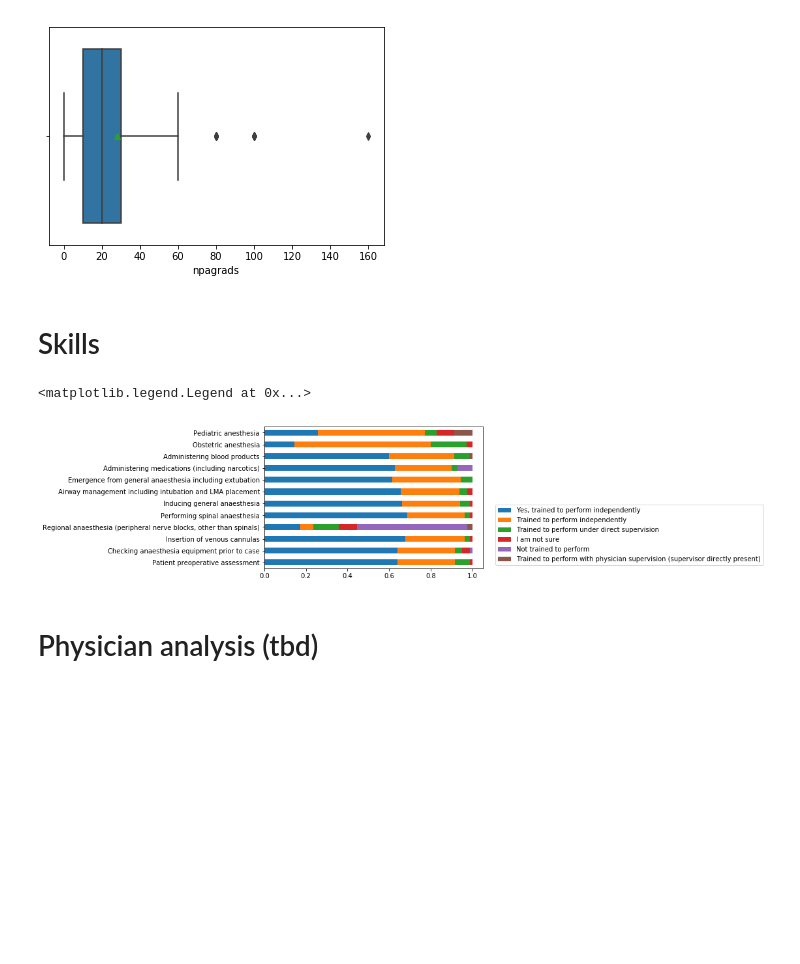
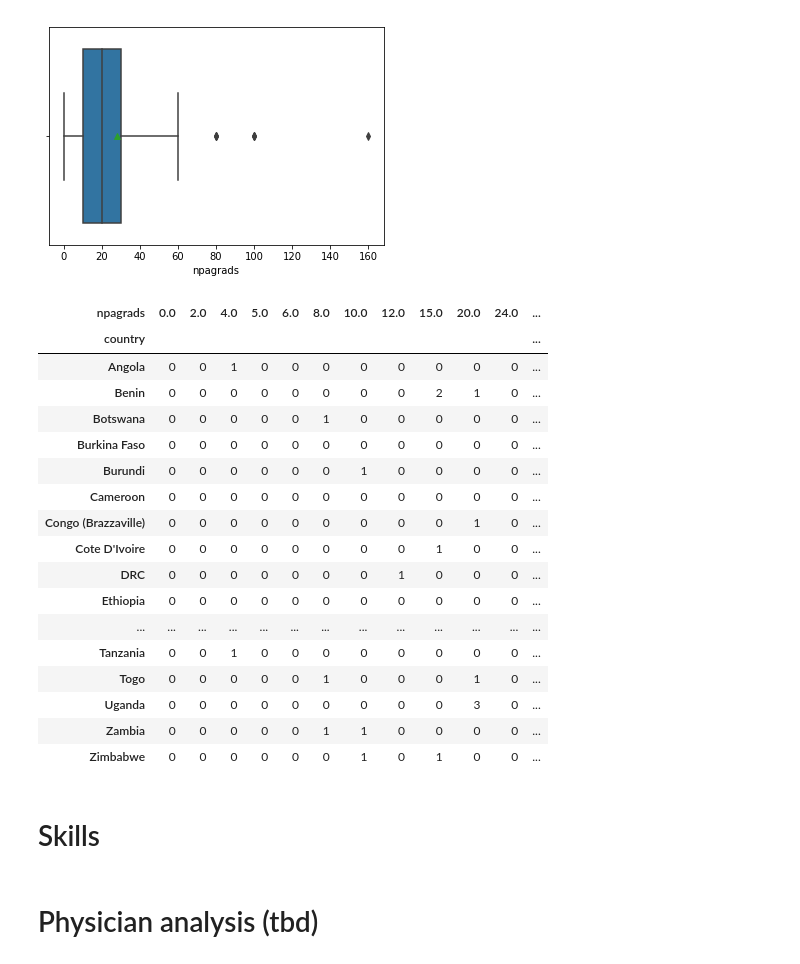
Before and after one commit to lawtj/npa, a Jupyter notebook: npa data.ipynb, the cells around one changed output. Cells and saved outputs as stored; diff of their text form; code cells hidden in the pictures; blank space fills up the shorter version.

```diff
--- a/npa data.ipynb
+++ b/npa data.ipynb
@@ -599,3 +599,24 @@ sb.boxplot(npachopped['npagrads'], showmeans=True)
 # %% [output]
 <matplotlib.axes._subplots.AxesSubplot at 0x...>
 [figure]
+# %%
+pd.crosstab(npachopped['country'], npachopped['npagrads'])
+# %% [output]
+| npagrads | 0.0 | 2.0 | 4.0 | 5.0 | 6.0 | 8.0 | 10.0 | 12.0 | 15.0 | 20.0 | 24.0 | ... |
+| country |  |  |  |  |  |  |  |  |  |  |  | ... |
+| Angola | 0 | 0 | 1 | 0 | 0 | 0 | 0 | 0 | 0 | 0 | 0 | ... |
+| Benin | 0 | 0 | 0 | 0 | 0 | 0 | 0 | 0 | 2 | 1 | 0 | ... |
+| Botswana | 0 | 0 | 0 | 0 | 0 | 1 | 0 | 0 | 0 | 0 | 0 | ... |
+| Burkina Faso | 0 | 0 | 0 | 0 | 0 | 0 | 0 | 0 | 0 | 0 | 0 | ... |
+| Burundi | 0 | 0 | 0 | 0 | 0 | 0 | 1 | 0 | 0 | 0 | 0 | ... |
+| Cameroon | 0 | 0 | 0 | 0 | 0 | 0 | 0 | 0 | 0 | 0 | 0 | ... |
+| Congo (Brazzaville) | 0 | 0 | 0 | 0 | 0 | 0 | 0 | 0 | 0 | 1 | 0 | ... |
+| Cote D'Ivoire | 0 | 0 | 0 | 0 | 0 | 0 | 0 | 0 | 1 | 0 | 0 | ... |
+| DRC | 0 | 0 | 0 | 0 | 0 | 0 | 0 | 1 | 0 | 0 | 0 | ... |
+| Ethiopia | 0 | 0 | 0 | 0 | 0 | 0 | 0 | 0 | 0 | 0 | 0 | ... |
+| ... | ... | ... | ... | ... | ... | ... | ... | ... | ... | ... | ... | ... |
+| Tanzania | 0 | 0 | 1 | 0 | 0 | 0 | 0 | 0 | 0 | 0 | 0 | ... |
+| Togo | 0 | 0 | 0 | 0 | 0 | 1 | 0 | 0 | 0 | 1 | 0 | ... |
+| Uganda | 0 | 0 | 0 | 0 | 0 | 0 | 0 | 0 | 0 | 3 | 0 | ... |
+| Zambia | 0 | 0 | 0 | 0 | 0 | 1 | 1 | 0 | 0 | 0 | 0 | ... |
+| Zimbabwe | 0 | 0 | 0 | 0 | 0 | 0 | 1 | 0 | 1 | 0 | 0 | ... |
@@ -602,8 +626,10 @@ sb.boxplot(npachopped['npagrads'], showmeans=True)
 # %% [markdown]
-# Skills
+# <a name='skills'>Skills</a>
 # %%
 sklz = d1.iloc[:,12:24] #select only the skills columns from the whole dataframe
 skills = pd.concat([df2, sklz], axis=1) # join them with degrees, country, etc
+skills.replace(to_replace=r'Yes, trained to perform independently', value='Trained to perform independently', regex=True)
+
 
 #recode some of the answers that are the same
 #def skz(j):
@@ -630,12 +656,10 @@ s12 = skills['Pediatric anesthesia'].value_counts(normalize=True)
 
 # glue all the series together into one long dataframe sx
 sx = pd.concat([s1,s2,s3,s4,s5,s6,s7,s8,s9,s10,s11,s12], axis=1, sort=False)
-sx.T.plot(kind='barh', stacked=True).legend(loc='lower right', bbox_to_anchor=(2.30,0), ncol=1)
+fig, ax = plt.subplots(figsize=(9,9))
+sx.T.plot(ax=ax, kind='barh', stacked=True).legend(loc='lower right', bbox_to_anchor=(2,0), ncol=1)
 
 #sb.countplot(y='Patient preoperative assessment', data=skills)
 #sb.barplot(y=s1.index, x=s1)
-# %% [output]
-<matplotlib.legend.Legend at 0x...>
-[figure, removed]
 # %% [markdown]
 # Physician analysis (tbd)
```
Also changed, not shown: parts of 6 cells of this notebook.
